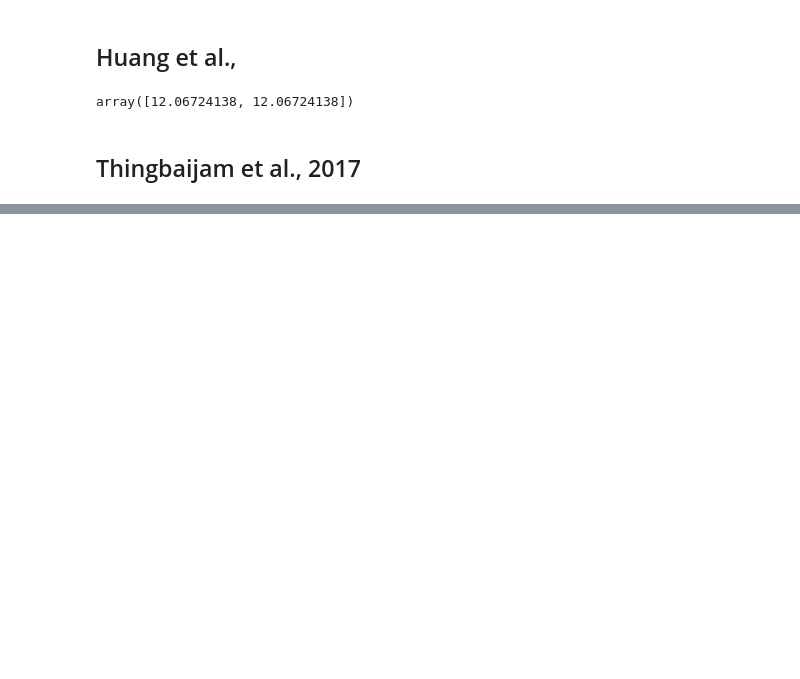
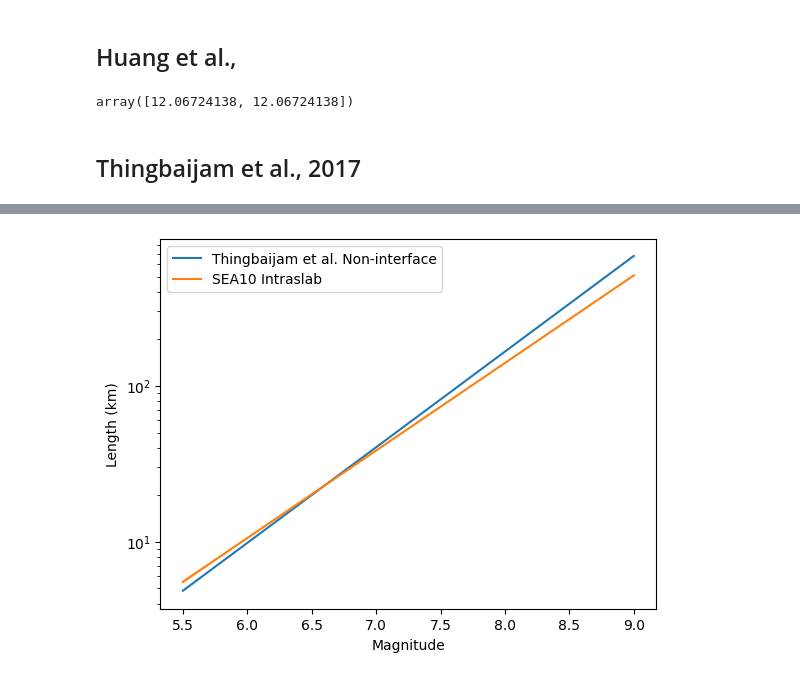
Before and after one commit to zoe-yin/shakemap-postprocess-tools, a Jupyter notebook: calc_aspect_ratio.ipynb, the cells around one changed output, grey strips where cells are left out. Saved outputs shown, nothing was run; the diff lists cells and outputs as text; code cells hidden in the pictures; blank space fills up the shorter version.

```diff
--- a/calc_aspect_ratio.ipynb
+++ b/calc_aspect_ratio.ipynb
@@ -56,0 +192,15 @@ Aspect Ratio: 2.385613039930911
+# %%
+# Plot
+plt.figure()
+
+plot_with_uncertainty(mags,  L_tea17, Lstd_tea17, "Thingbaijam et al. Non-interface")
+plot_with_uncertainty(mags, L_sea10_slab, Lstd_sea10_int, "SEA10 Intraslab")
+# plot_with_uncertainty(mags, L_wc94, Lstd_wc94, "SEA10 Interface")
+
+plt.yscale("log")
+plt.xlabel("Magnitude")
+plt.ylabel("Length (km)")
+plt.legend()
+plt.savefig("/Users/hyin/usgs_mendenhall/ffsimmer/catalog/scaling-relationships/mag-length-intraslab.png")
+# %% [output]
+[figure, added]
```
Also changed, not shown: parts of 8 cells of this notebook, 12 other files.
